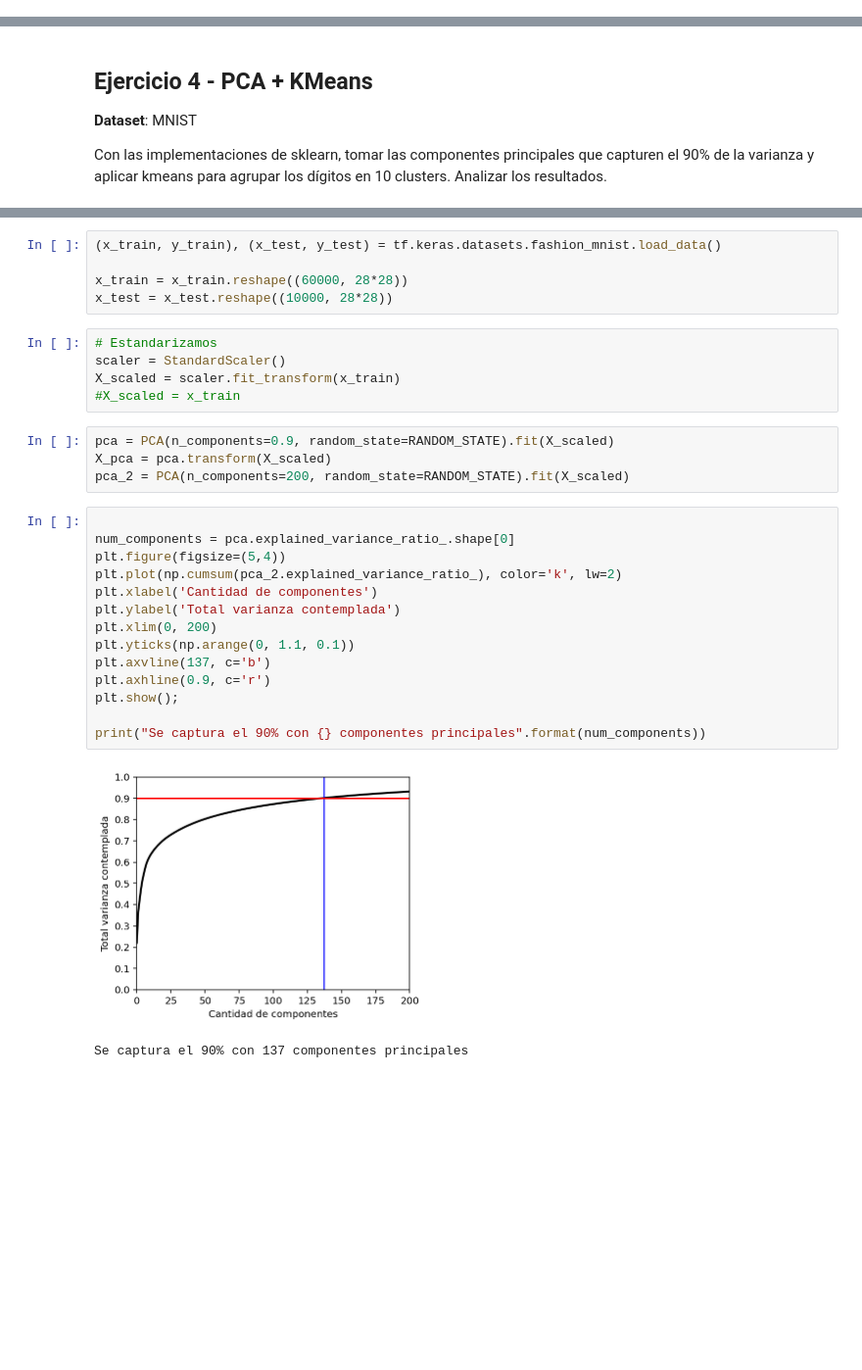
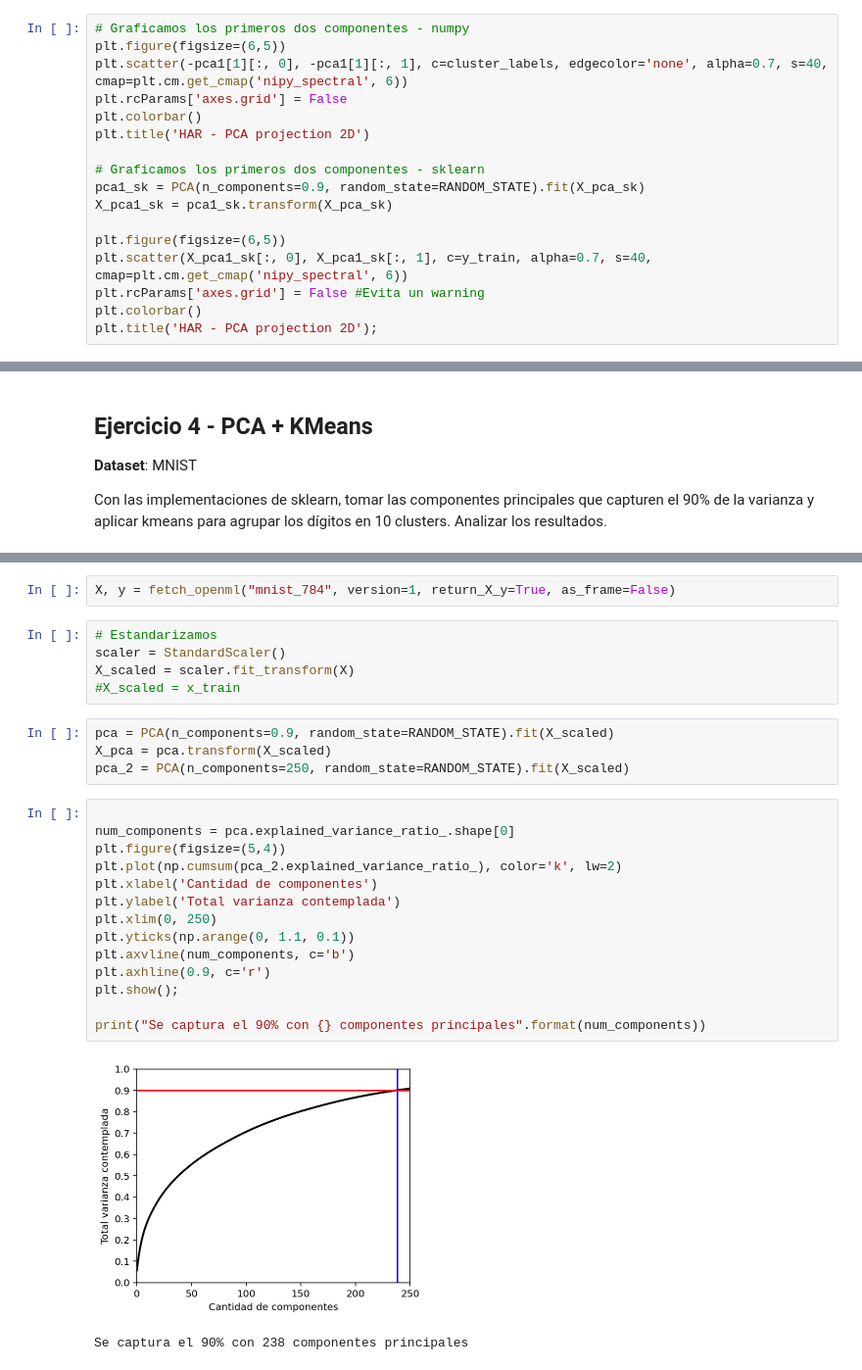
Before and after one commit to santiagobiobot/uba-ia-inteligencia-artificial, a Jupyter notebook: tp1/Trabajo_Practico_1-Fux.ipynb, the cells around one changed output, grey strips where cells are left out. Shown at 98% size. Saved outputs shown, nothing was run; the diff lists cells and outputs as text; blank space fills up the shorter version.

```diff
--- a/tp1/Trabajo_Practico_1-Fux.ipynb
+++ b/tp1/Trabajo_Practico_1-Fux.ipynb
@@ -192,0 +199,17 @@ Text(0.5, 1.0, 'HAR - PCA projection 2D')
+# %%
+# Graficamos los primeros dos componentes - numpy
+plt.figure(figsize=(6,5))
+plt.scatter(-pca1[1][:, 0], -pca1[1][:, 1], c=cluster_labels, edgecolor='none', alpha=0.7, s=40, cmap=plt.cm.get_cmap('nipy_spectral', 6))
+plt.rcParams['axes.grid'] = False
+plt.colorbar()
+plt.title('HAR - PCA projection 2D')
+
+# Graficamos los primeros dos componentes - sklearn
+pca1_sk = PCA(n_components=0.9, random_state=RANDOM_STATE).fit(X_pca_sk)
+X_pca1_sk = pca1_sk.transform(X_pca_sk)
+
+plt.figure(figsize=(6,5))
+plt.scatter(X_pca1_sk[:, 0], X_pca1_sk[:, 1], c=y_train, alpha=0.7, s=40, cmap=plt.cm.get_cmap('nipy_spectral', 6))
+plt.rcParams['axes.grid'] = False #Evita un warning
+plt.colorbar()
+plt.title('HAR - PCA projection 2D');
@@ -207,34 +238,31 @@ RANDOM_STATE = 17
-# %%
-(x_train, y_train), (x_test, y_test) = tf.keras.datasets.fashion_mnist.load_data()
-
-x_train = x_train.reshape((60000, 28*28))
-x_test = x_test.reshape((10000, 28*28))
+# %%
+X, y = fetch_openml("mnist_784", version=1, return_X_y=True, as_frame=False)
 # %%
 # Estandarizamos
 scaler = StandardScaler()
-X_scaled = scaler.fit_transform(x_train)
+X_scaled = scaler.fit_transform(X)
 #X_scaled = x_train
 # %%
 pca = PCA(n_components=0.9, random_state=RANDOM_STATE).fit(X_scaled)
 X_pca = pca.transform(X_scaled)
-pca_2 = PCA(n_components=200, random_state=RANDOM_STATE).fit(X_scaled)
+pca_2 = PCA(n_components=250, random_state=RANDOM_STATE).fit(X_scaled)
 # %%
 
 num_components = pca.explained_variance_ratio_.shape[0]
 plt.figure(figsize=(5,4))
 plt.plot(np.cumsum(pca_2.explained_variance_ratio_), color='k', lw=2)
 plt.xlabel('Cantidad de componentes')
 plt.ylabel('Total varianza contemplada')
-plt.xlim(0, 200)
+plt.xlim(0, 250)
 plt.yticks(np.arange(0, 1.1, 0.1))
-plt.axvline(137, c='b')
+plt.axvline(num_components, c='b')
 plt.axhline(0.9, c='r')
 plt.show();
 
 print("Se captura el 90% con {} componentes principales".format(num_components))
 # %% [output]
-[figure, old version]
+[figure, new version]
-Se captura el 90% con 137 componentes principales
+Se captura el 90% con 238 componentes principales
 # %%
 kmeans = KMeans(n_clusters=10, n_init=100, random_state=RANDOM_STATE)
 kmeans.fit(X_pca)
```
Also changed, not shown: parts of 16 cells of this notebook.
